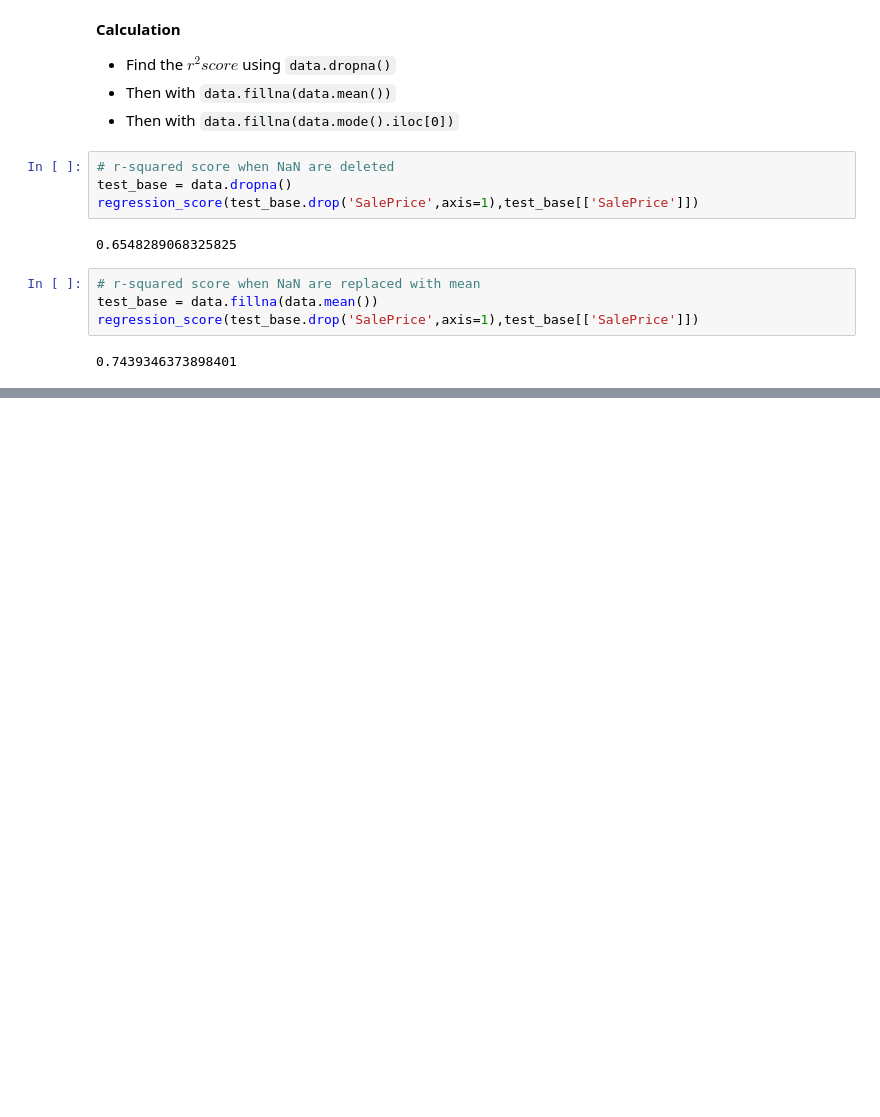
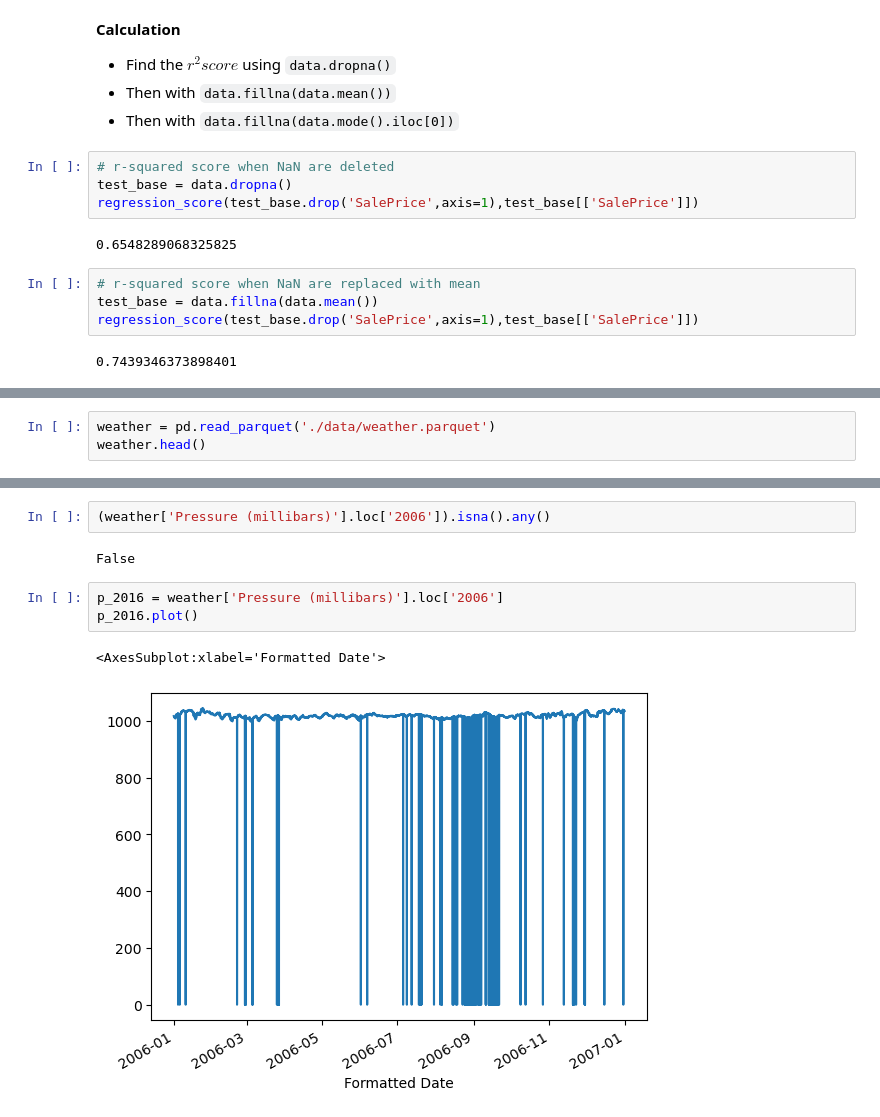
Before and after one commit to Abisoyesam/DS-ML-DL-tuts, a Jupyter notebook: DS With Rune/Lesson 11.ipynb, the cells around one changed output, grey strips where cells are left out. Saved outputs shown, nothing was run; the diff lists cells and outputs as text; blank space fills up the shorter version.

```diff
--- a/DS With Rune/Lesson 11.ipynb
+++ b/DS With Rune/Lesson 11.ipynb
@@ -172,0 +181,3 @@ regression_score(test_base.drop('SalePrice',axis=1),test_base[['SalePrice']])
+# %%
+weather = pd.read_parquet('./data/weather.parquet')
+weather.head()
@@ -172,0 +313,10 @@ regression_score(test_base.drop('SalePrice',axis=1),test_base[['SalePrice']])
+# %%
+(weather['Pressure (millibars)'].loc['2006']).isna().any()
+# %% [output]
+False
+# %%
+p_2016 = weather['Pressure (millibars)'].loc['2006']
+p_2016.plot()
+# %% [output]
+<AxesSubplot:xlabel='Formatted Date'>
+[figure, added]
```
Also changed, not shown: parts of 21 cells of this notebook, 1 other file.
